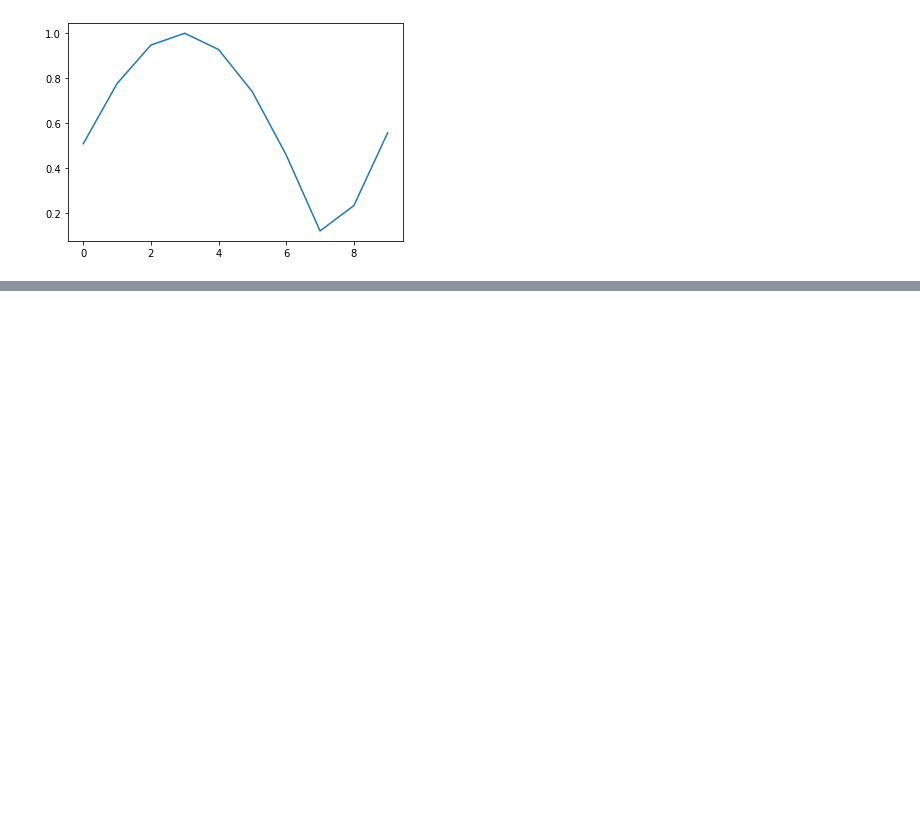
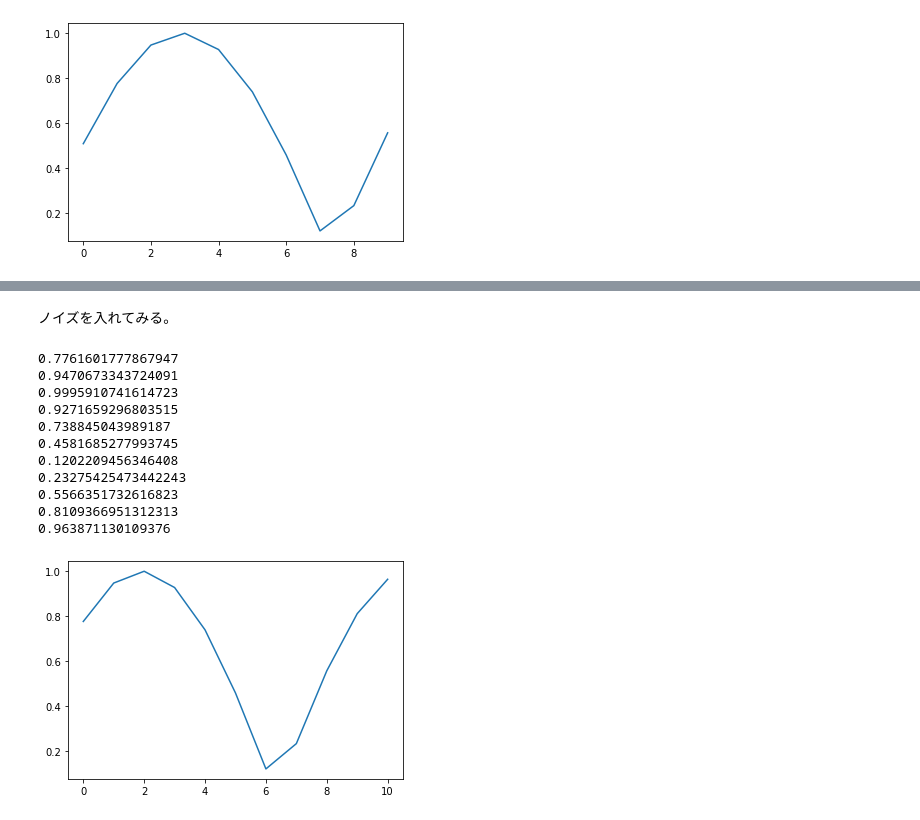
Before and after one commit to KaitoMuraoka/BasicQuantumAlgorithm, a Jupyter notebook: main/First.ipynb, the cells around one changed output, grey strips where cells are left out. Drawn from its saved outputs; the diff is of its cells as text; code cells hidden in the pictures; blank space fills up the shorter version.

```diff
--- a/main/First.ipynb
+++ b/main/First.ipynb
@@ -159,0 +203,2 @@ plt.plot(result)
+# %% [markdown]
+ノイズを入れてみる。
@@ -159,0 +207,14 @@ plt.plot(result)
+# %%
+# オラクルU_wの作成
+def make_noisy_U_w(nqubits, dephasing_rate):
+    U_w = QuantumCircuit(nqubits)
+    # DephasingNoise(0, dephasing_rate)
+    CnZ = to_matrix_gate(Z(nqubits-1))
+    # i-th qubitが全て1の場合だけゲートを作用
+    for i in range(nqubits-1):
+        DephasingNoise(i, dephasing_rate)
+        control_index = i
+        control_with_value = 1
+        CnZ.add_control_qubit(control_index, control_with_value)
+    U_w.add_gate(CnZ)
+    return U_w
@@ -159,0 +246,43 @@ plt.plot(result)
+# %%
+# U_wにノイズのあるグローバーのアルゴリズムの関数化
+def noisy_U_w_grover(nqubits, operate_times, dephasing_rate):
+    ## 内積を評価するために、解状態|1...1>を作っておく
+    target_state = QuantumState(nqubits)
+    ## 2**n_qubits - 1は2進数で1...1
+    target_state.set_computational_basis(2 ** nqubits - 1)
+
+    state = QuantumState(nqubits)
+    state.set_zero_state()
+
+    Hadamard = make_Hadamard(nqubits)
+    Hadamard.update_quantum_state(state)
+
+    ## U_s, U_wを作用
+    U_w = make_noisy_U_w(nqubits, dephasing_rate)
+    U_s = make_U_s(nqubits)
+    U_w.update_quantum_state(state)
+    U_s.update_quantum_state(state)
+
+    result = []
+    for i in range(operate_times + 1):
+        U_w.update_quantum_state(state)
+        U_s.update_quantum_state(state)
+        hoge = np.linalg.norm(inner_product(state, target_state))
+        result.append(hoge)
+        print(hoge)
+    plt.plot(result)
+# %%
+noisy_U_w_grover(5, 10, 0.5)
+# %% [output]
+0.7761601777867947
+0.9470673343724091
+0.9995910741614723
+0.9271659296803515
+0.738845043989187
+0.4581685277993745
+0.1202209456346408
+0.23275425473442243
+0.5566351732616823
+0.8109366951312313
+0.963871130109376
+[figure, added]
```
Also changed, not shown: parts of 12 cells of this notebook.
